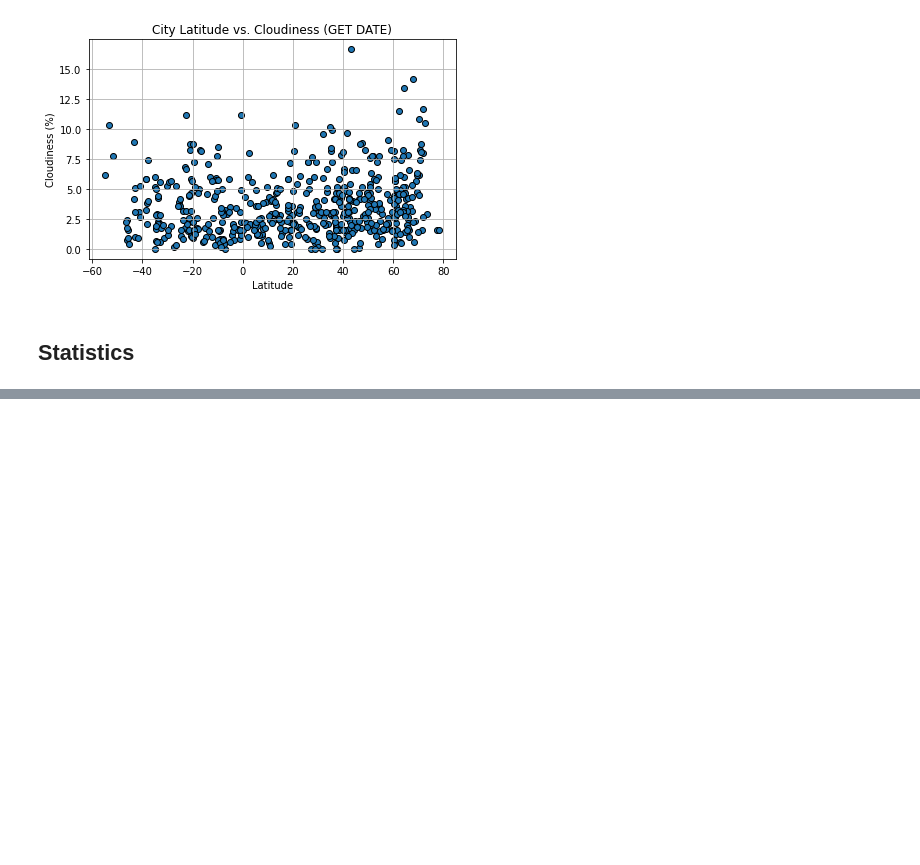
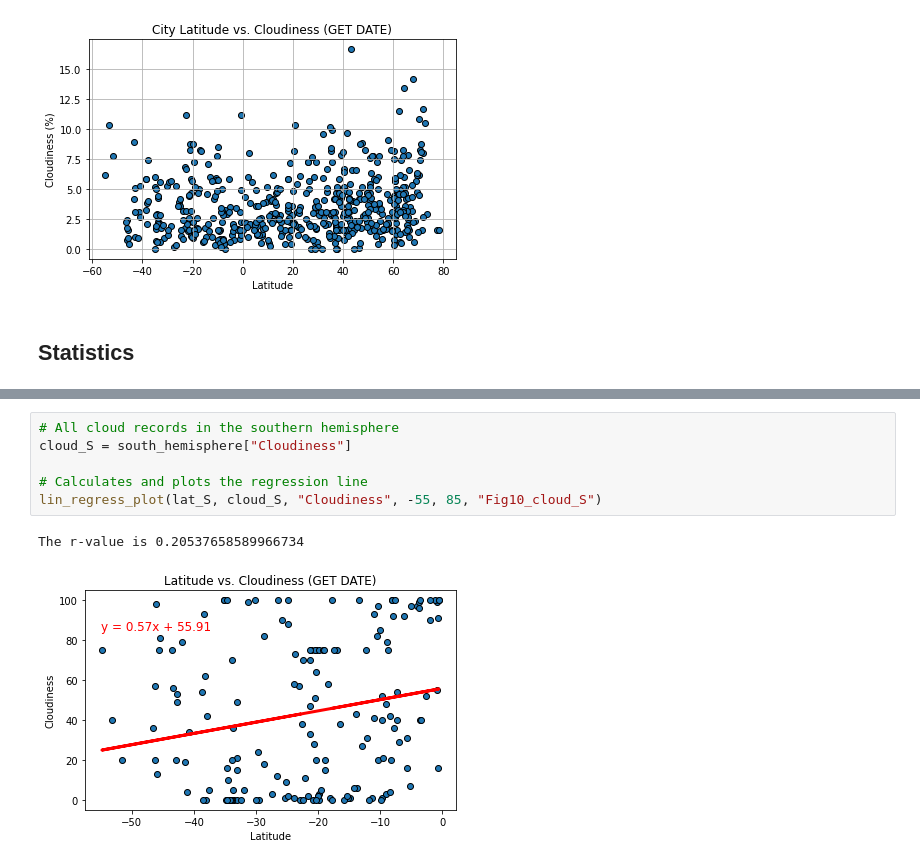
Before and after one commit to Wheezyotter/python-api-challenge, a Jupyter notebook: WeatherPy/WeatherPy.ipynb, the cells around one changed output, grey strips where cells are left out. Drawn from its saved outputs; the diff is of its cells as text; blank space fills up the shorter version.

```diff
--- a/WeatherPy/WeatherPy.ipynb
+++ b/WeatherPy/WeatherPy.ipynb
@@ -323,3 +356,12 @@ lin_regress_plot(lat_N, cloud_N, "Cloudiness", 20, 45, "Fig8_cloud_N")
 # %% [output]
 The r-value is 0.12891268923384644
 [figure]
+# %%
+# All cloud records in the southern hemisphere
+cloud_S = south_hemisphere["Cloudiness"]
+
+# Calculates and plots the regression line
+lin_regress_plot(lat_S, cloud_S, "Cloudiness", -55, 85, "Fig10_cloud_S")
+# %% [output]
+The r-value is 0.20537658589966734
+[figure, added]
```
Also changed, not shown: parts of 13 cells of this notebook.
